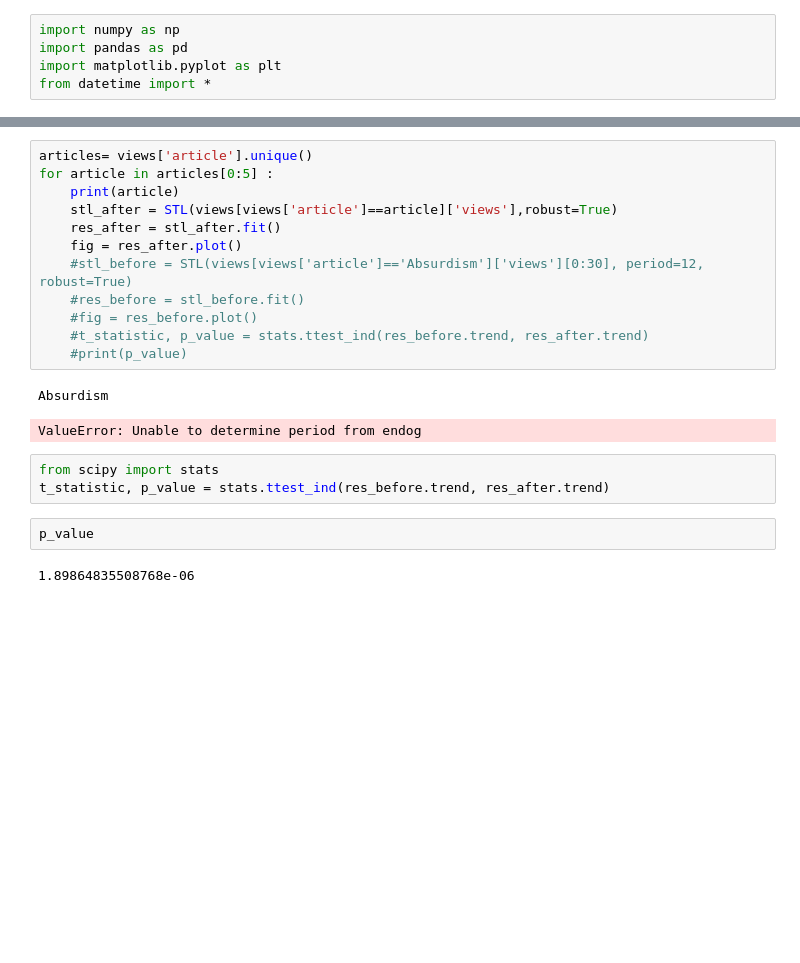
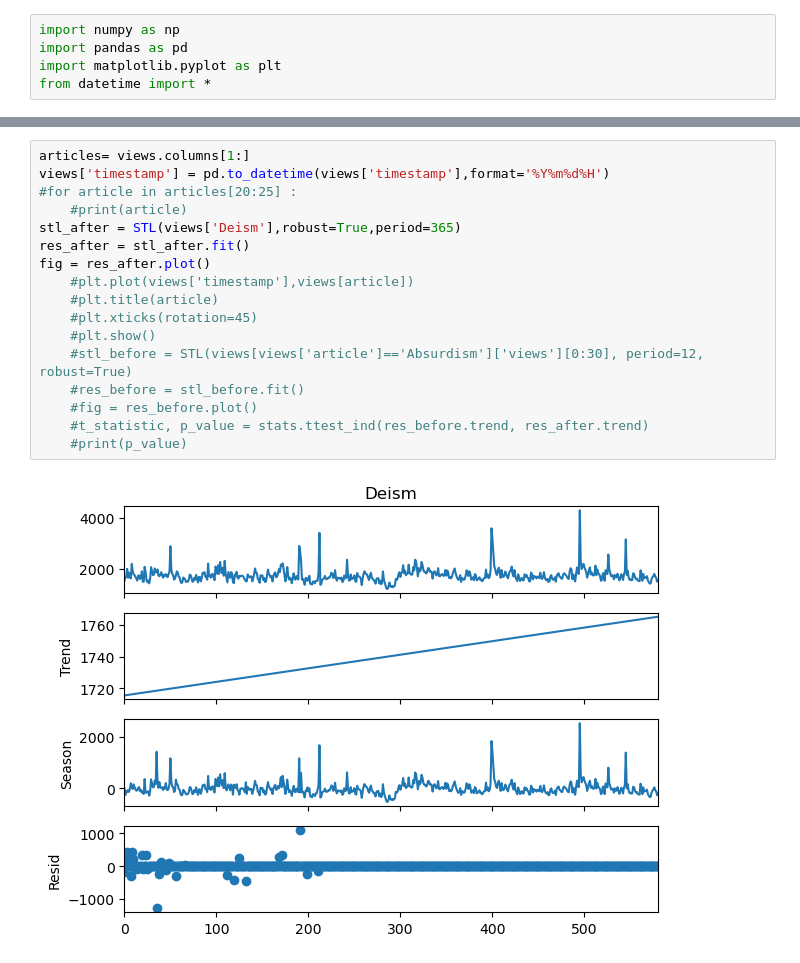
Before and after one commit to epfl-ada/ada-2023-project-mandarinecorp, a Jupyter notebook: trendsenglish.ipynb, the cells around one changed output, grey strips where cells are left out. Cells and saved outputs as stored; diff of their text form; blank space fills up the shorter version.

Commit message:
trends

```diff
--- a/trendsenglish.ipynb
+++ b/trendsenglish.ipynb
@@ -132,22 +92,19 @@ views
 # %%
-articles= views['article'].unique()
-for article in articles[0:5] :
-    print(article)
-    stl_after = STL(views[views['article']==article]['views'],robust=True)
-    res_after = stl_after.fit()
-    fig = res_after.plot()
+articles= views.columns[1:]
+views['timestamp'] = pd.to_datetime(views['timestamp'],format='%Y%m%d%H')
+#for article in articles[20:25] :
+    #print(article)
+stl_after = STL(views['Deism'],robust=True,period=365)
+res_after = stl_after.fit()
+fig = res_after.plot()
+    #plt.plot(views['timestamp'],views[article])
+    #plt.title(article)
+    #plt.xticks(rotation=45)
+    #plt.show()
     #stl_before = STL(views[views['article']=='Absurdism']['views'][0:30], period=12, robust=True)
     #res_before = stl_before.fit()
     #fig = res_before.plot()
     #t_statistic, p_value = stats.ttest_ind(res_before.trend, res_after.trend)
     #print(p_value)
 # %% [output]
-Absurdism
-ValueError: Unable to determine period from endog
+[figure, added]
-# %%
-from scipy import stats
-t_statistic, p_value = stats.ttest_ind(res_before.trend, res_after.trend)
-# %%
-p_value
-# %% [output]
-1.89864835508768e-06
```
Also changed, not shown: parts of 5 cells of this notebook, 1 other file.
